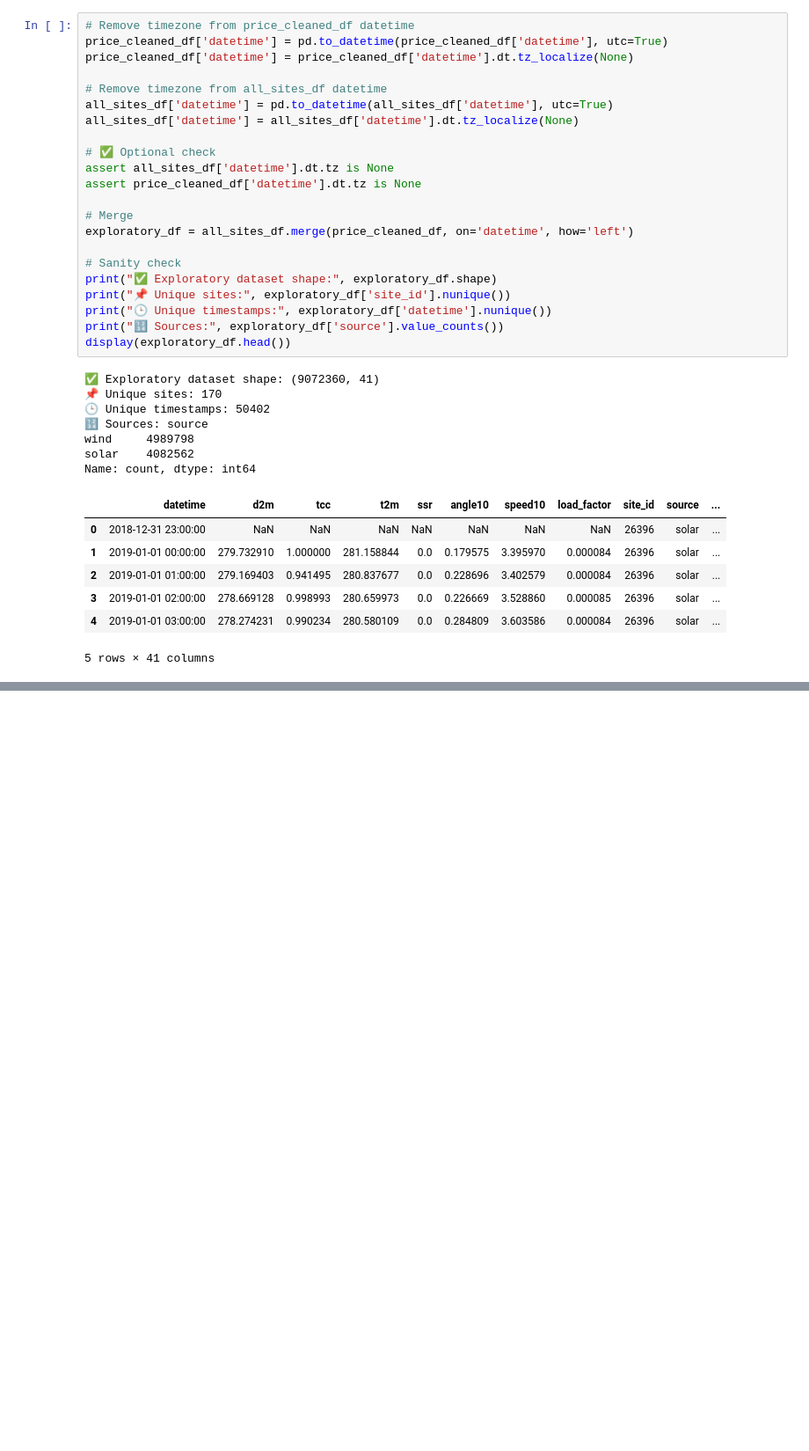
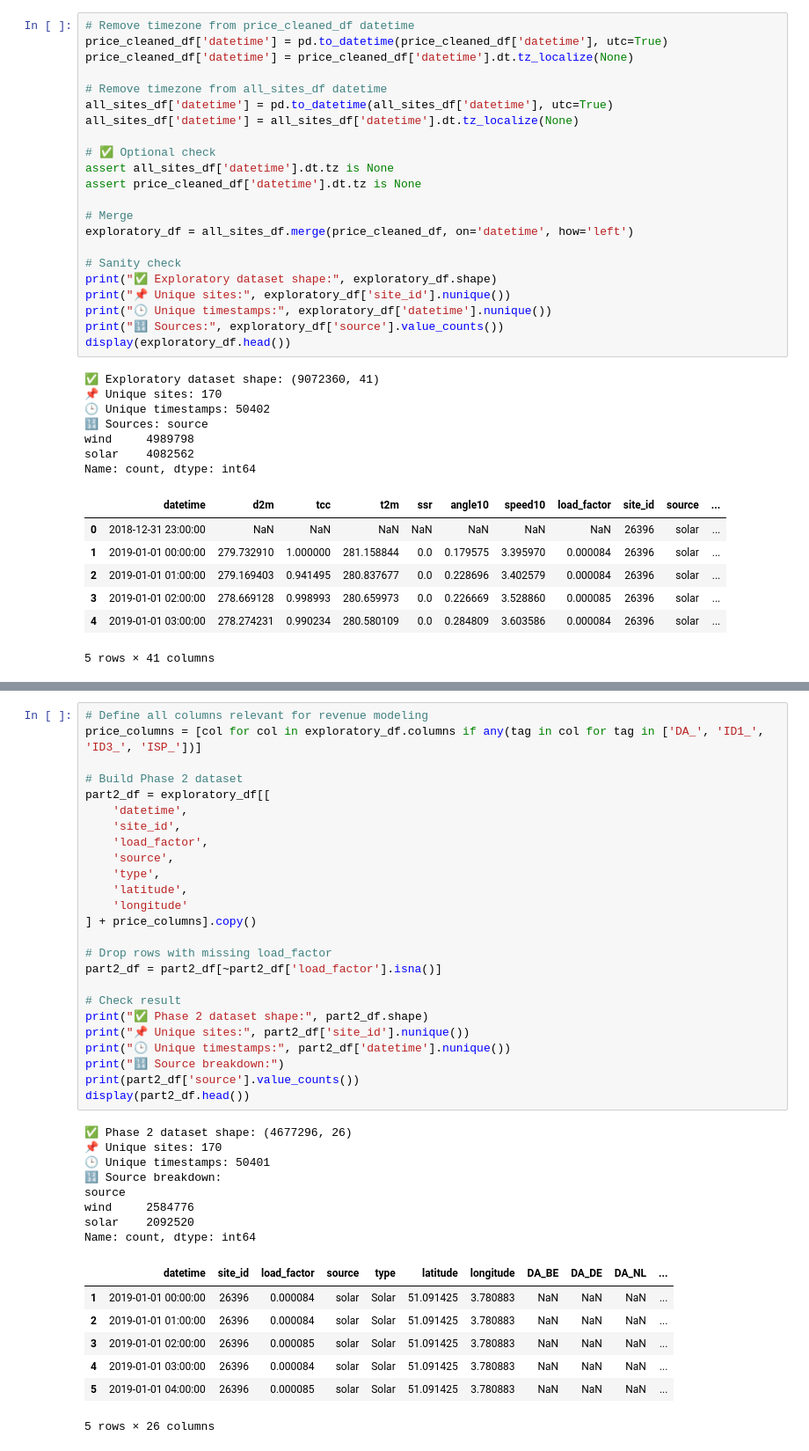
Before and after one commit to helhendawy/QDC-Lib, a Jupyter notebook: Comprehensive CODE.ipynb, the cells around one changed output, grey strips where cells are left out. Shown at 88% size. Cells and saved outputs as stored; diff of their text form; blank space fills up the shorter version.

```diff
--- a/Comprehensive CODE.ipynb
+++ b/Comprehensive CODE.ipynb
@@ -650,3 +713,44 @@ Name: count, dtype: int64
 | 3 | 2019-01-01 02:00:00 | 26396 | 0.000085 | solar | Solar | 51.091425 | 3.780883 |
 | 4 | 2019-01-01 03:00:00 | 26396 | 0.000084 | solar | Solar | 51.091425 | 3.780883 |
 | 5 | 2019-01-01 04:00:00 | 26396 | 0.000085 | solar | Solar | 51.091425 | 3.780883 |
+# %%
+# Define all columns relevant for revenue modeling
+price_columns = [col for col in exploratory_df.columns if any(tag in col for tag in ['DA_', 'ID1_', 'ID3_', 'ISP_'])]
+
+# Build Phase 2 dataset
+part2_df = exploratory_df[[
+    'datetime',
+    'site_id',
+    'load_factor',
+    'source',
+    'type',
+    'latitude',
+    'longitude'
+] + price_columns].copy()
+
+# Drop rows with missing load_factor
+part2_df = part2_df[~part2_df['load_factor'].isna()]
+
+# Check result
+print("✅ Phase 2 dataset shape:", part2_df.shape)
+print("📌 Unique sites:", part2_df['site_id'].nunique())
+print("🕒 Unique timestamps:", part2_df['datetime'].nunique())
+print("🔢 Source breakdown:")
+print(part2_df['source'].value_counts())
+display(part2_df.head())
+# %% [output]
+✅ Phase 2 dataset shape: (4677296, 26)
+📌 Unique sites: 170
+🕒 Unique timestamps: 50401
+🔢 Source breakdown:
+source
+wind     2584776
+solar    2092520
+Name: count, dtype: int64
+|  | datetime | site_id | load_factor | source | type | latitude | longitude | DA_BE | DA_DE | DA_NL | ... |
+| 1 | 2019-01-01 00:00:00 | 26396 | 0.000084 | solar | Solar | 51.091425 | 3.780883 | NaN | NaN | NaN | ... |
+| 2 | 2019-01-01 01:00:00 | 26396 | 0.000084 | solar | Solar | 51.091425 | 3.780883 | NaN | NaN | NaN | ... |
+| 3 | 2019-01-01 02:00:00 | 26396 | 0.000085 | solar | Solar | 51.091425 | 3.780883 | NaN | NaN | NaN | ... |
+| 4 | 2019-01-01 03:00:00 | 26396 | 0.000084 | solar | Solar | 51.091425 | 3.780883 | NaN | NaN | NaN | ... |
+| 5 | 2019-01-01 04:00:00 | 26396 | 0.000085 | solar | Solar | 51.091425 | 3.780883 | NaN | NaN | NaN | ... |
+5 rows × 26 columns
```
Also changed, not shown: parts of 9 cells of this notebook.
